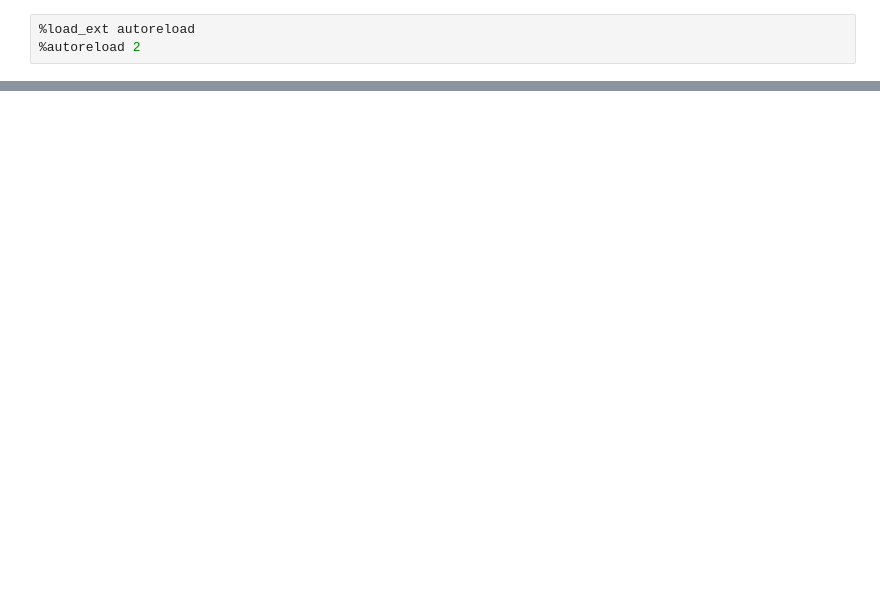
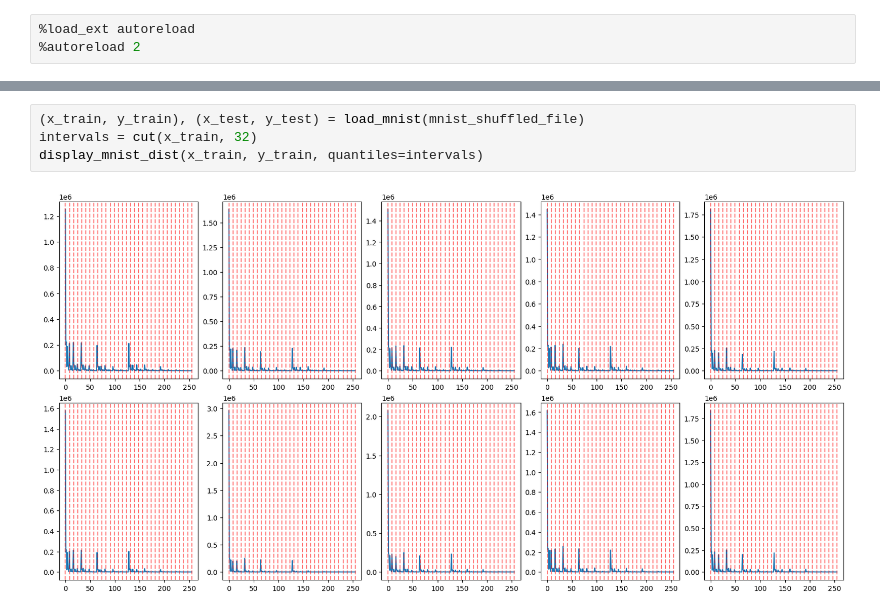
Before and after one commit to otavioon/wisard, a Jupyter notebook: input_analysis.ipynb, the cells around one changed output, grey strips where cells are left out. Drawn from its saved outputs; the diff is of its cells as text; blank space fills up the shorter version.

```diff
--- a/input_analysis.ipynb
+++ b/input_analysis.ipynb
@@ -91,0 +132,6 @@ display_mnist_dist(x_train, y_train)
+# %%
+(x_train, y_train), (x_test, y_test) = load_mnist(mnist_shuffled_file)
+intervals = cut(x_train, 32)
+display_mnist_dist(x_train, y_train, quantiles=intervals)
+# %% [output]
+[figure, added]
```
Also changed, not shown: parts of 24 cells of this notebook, 13 other files.
